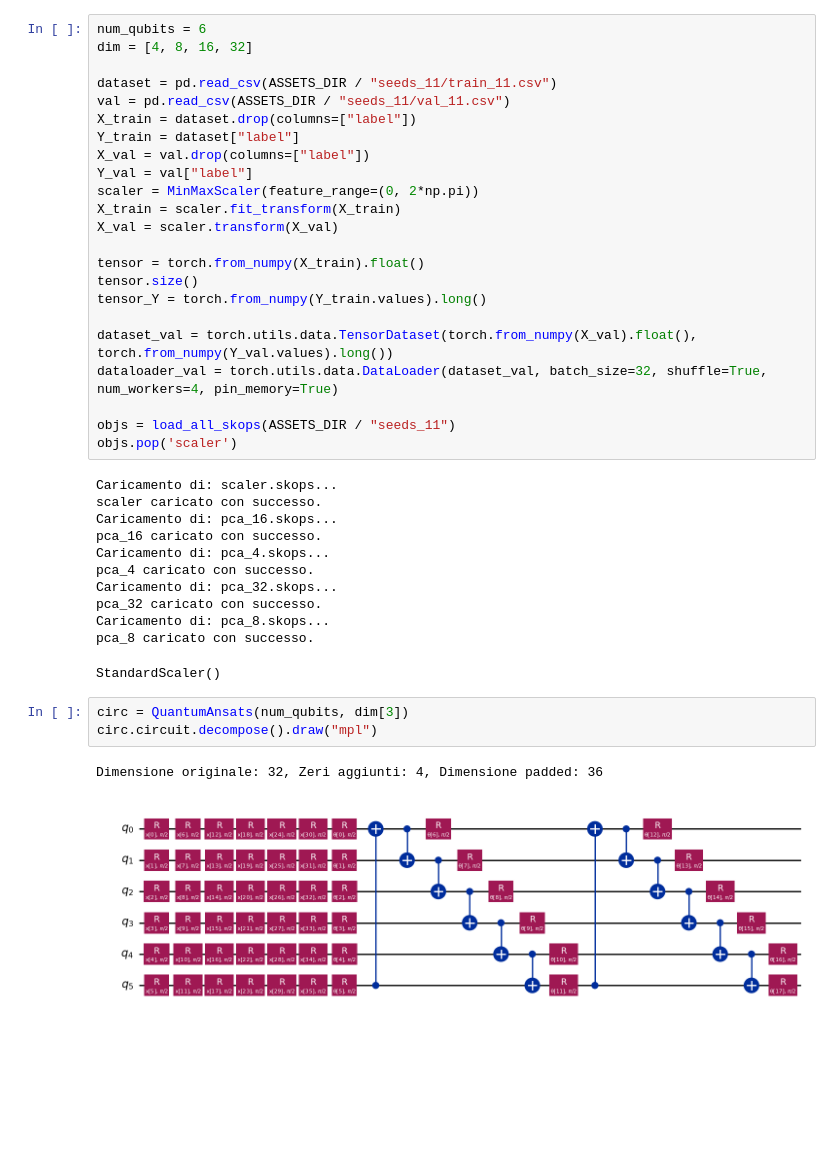
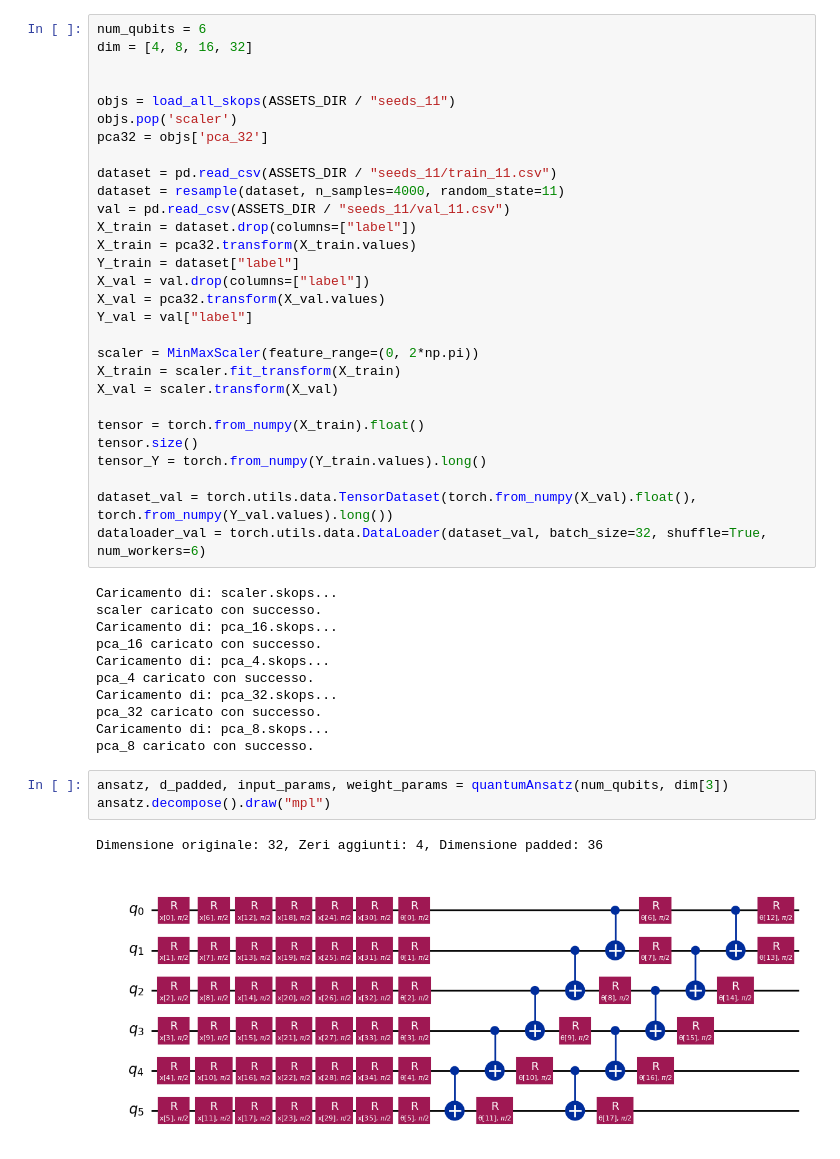
Before and after one commit to Kirjia/ProgettoQuantumBiometria, a Jupyter notebook: src/models/quantum/ansats.ipynb, the cells around one changed output. Drawn from its saved outputs; the diff is of its cells as text; blank space fills up the shorter version.

```diff
--- a/src/models/quantum/ansats.ipynb
+++ b/src/models/quantum/ansats.ipynb
@@ -17,12 +17,21 @@ La root del progetto è: /home/kirjia/ProgettoQuantumBioetria/src
 num_qubits = 6
 dim = [4, 8, 16, 32]
 
+
+objs = load_all_skops(ASSETS_DIR / "seeds_11")
+objs.pop('scaler')
+pca32 = objs['pca_32']
+
 dataset = pd.read_csv(ASSETS_DIR / "seeds_11/train_11.csv")
+dataset = resample(dataset, n_samples=4000, random_state=11)
 val = pd.read_csv(ASSETS_DIR / "seeds_11/val_11.csv")
 X_train = dataset.drop(columns=["label"])
+X_train = pca32.transform(X_train.values)
 Y_train = dataset["label"]
 X_val = val.drop(columns=["label"])
+X_val = pca32.transform(X_val.values)
 Y_val = val["label"]
+
 scaler = MinMaxScaler(feature_range=(0, 2*np.pi))
 X_train = scaler.fit_transform(X_train)
 X_val = scaler.transform(X_val)
@@ -32,10 +41,7 @@ tensor.size()
 tensor_Y = torch.from_numpy(Y_train.values).long()
 
 dataset_val = torch.utils.data.TensorDataset(torch.from_numpy(X_val).float(), torch.from_numpy(Y_val.values).long())
-dataloader_val = torch.utils.data.DataLoader(dataset_val, batch_size=32, shuffle=True, num_workers=4, pin_memory=True)
-
-objs = load_all_skops(ASSETS_DIR / "seeds_11")
-objs.pop('scaler')
+dataloader_val = torch.utils.data.DataLoader(dataset_val, batch_size=32, shuffle=True, num_workers=6)
 # %% [output]
 Caricamento di: scaler.skops...
 scaler caricato con successo.
@@ -47,11 +53,10 @@ Caricamento di: pca_32.skops...
 pca_32 caricato con successo.
 Caricamento di: pca_8.skops...
 pca_8 caricato con successo.
-StandardScaler()
 # %%
-circ = QuantumAnsats(num_qubits, dim[3])
-circ.circuit.decompose().draw("mpl")
+ansatz, d_padded, input_params, weight_params = quantumAnsatz(num_qubits, dim[3])
+ansatz.decompose().draw("mpl")
 # %% [output]
 Dimensione originale: 32, Zeri aggiunti: 4, Dimensione padded: 36
-[figure, old version]
+[figure, new version]
 # %%
```
Also changed, not shown: parts of 9 cells of this notebook, 11 other files.
